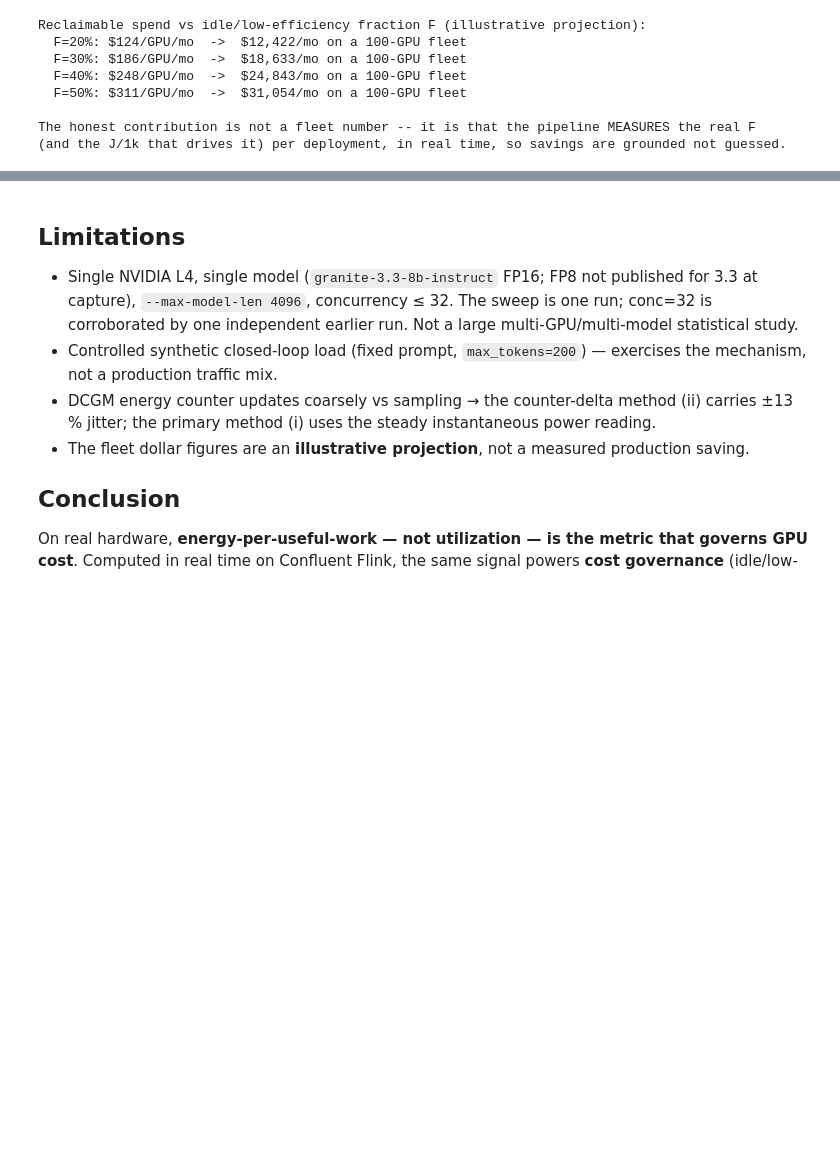
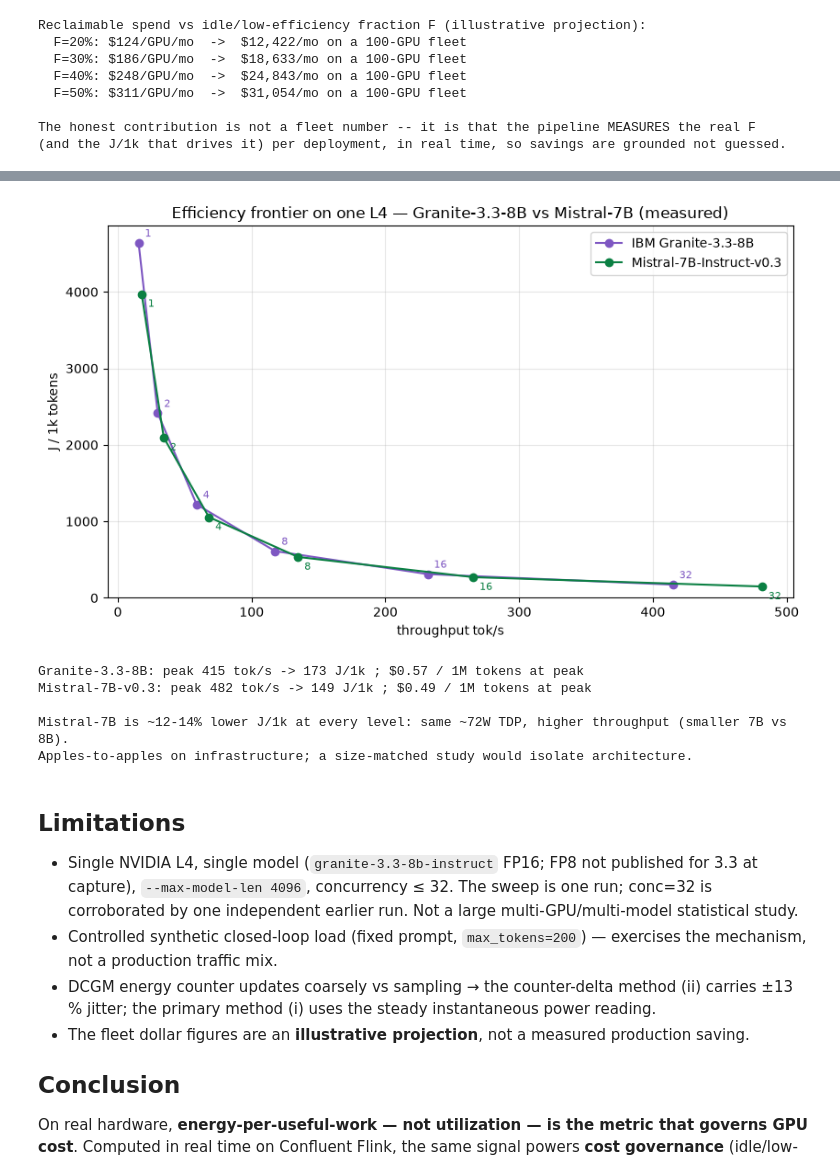
Before and after one commit to Lutflow/gpu-efficiency-streaming, a Jupyter notebook: case-studies/granite-3.3-8b-l4/analysis.ipynb, the cells around one changed output, grey strips where cells are left out. Cells and saved outputs as stored; diff of their text form; code cells hidden in the pictures; blank space fills up the shorter version.

```diff
--- a/case-studies/granite-3.3-8b-l4/analysis.ipynb
+++ b/case-studies/granite-3.3-8b-l4/analysis.ipynb
@@ -184,0 +190,20 @@ The honest contribution is not a fleet number -- it is that the pipeline MEASURE
+# %%
+import pandas as pd, matplotlib.pyplot as plt
+g=pd.read_csv("data/sweep_results.csv"); b=pd.read_csv("data/sweep_results_modelb.csv")
+cmp=g.merge(b,on="concurrency",suffixes=("_granite","_mistral"))
+cmp["delta_%"]=((cmp.j_per_1k_mistral-cmp.j_per_1k_granite)/cmp.j_per_1k_granite*100).round(0)
+display(cmp[["concurrency","throughput_tok_s_granite","j_per_1k_granite","throughput_tok_s_mistral","j_per_1k_mistral","delta_%"]])
+plt.figure(figsize=(8.5,5))
+plt.plot(g.throughput_tok_s,g.j_per_1k,"-o",color="#7e57c2",label="IBM Granite-3.3-8B")
+plt.plot(b.throughput_tok_s,b.j_per_1k,"-o",color="#0b8043",label="Mistral-7B-Instruct-v0.3")
+for _,r in g.iterrows(): plt.annotate(int(r.concurrency),(r.throughput_tok_s,r.j_per_1k),textcoords="offset points",xytext=(5,5),fontsize=8,color="#7e57c2")
+for _,r in b.iterrows(): plt.annotate(int(r.concurrency),(r.throughput_tok_s,r.j_per_1k),textcoords="offset points",xytext=(5,-10),fontsize=8,color="#0b8043")
+plt.xlabel("throughput tok/s"); plt.ylabel("J / 1k tokens"); plt.ylim(bottom=0); plt.grid(alpha=0.3); plt.legend()
+plt.title("Efficiency frontier on one L4 — Granite-3.3-8B vs Mistral-7B (measured)"); plt.tight_layout(); plt.show()
+PRICE_HR=0.8508
+for name,df in [("Granite-3.3-8B",g),("Mistral-7B-v0.3",b)]:
+    best=df.sort_values("throughput_tok_s").iloc[-1]
+    print(f"{name}: peak {best.throughput_tok_s:.0f} tok/s -> {best.j_per_1k:.0f} J/1k ; ${PRICE_HR/(best.throughput_tok_s*3600)*1e6:.2f} / 1M tokens at peak")
+print("\nMistral-7B is ~12-14% lower J/1k at every level: same ~72W TDP, higher throughput (smaller 7B vs 8B).")
+print("Apples-to-apples on infrastructure; a size-matched study would isolate architecture.")
+# %% [output]
@@ -185,3 +217,9 @@ The honest contribution is not a fleet number -- it is that the pipeline MEASURE
+[figure, added]
+Granite-3.3-8B: peak 415 tok/s -> 173 J/1k ; $0.57 / 1M tokens at peak
+Mistral-7B-v0.3: peak 482 tok/s -> 149 J/1k ; $0.49 / 1M tokens at peak
+
+Mistral-7B is ~12-14% lower J/1k at every level: same ~72W TDP, higher throughput (smaller 7B vs 8B).
+Apples-to-apples on infrastructure; a size-matched study would isolate architecture.
 # %% [markdown]
 ## Limitations
 - Single NVIDIA L4, single model (`granite-3.3-8b-instruct` FP16; FP8 not published for 3.3 at capture),
```
Also changed, not shown: parts of 2 cells of this notebook, 27 other files.
